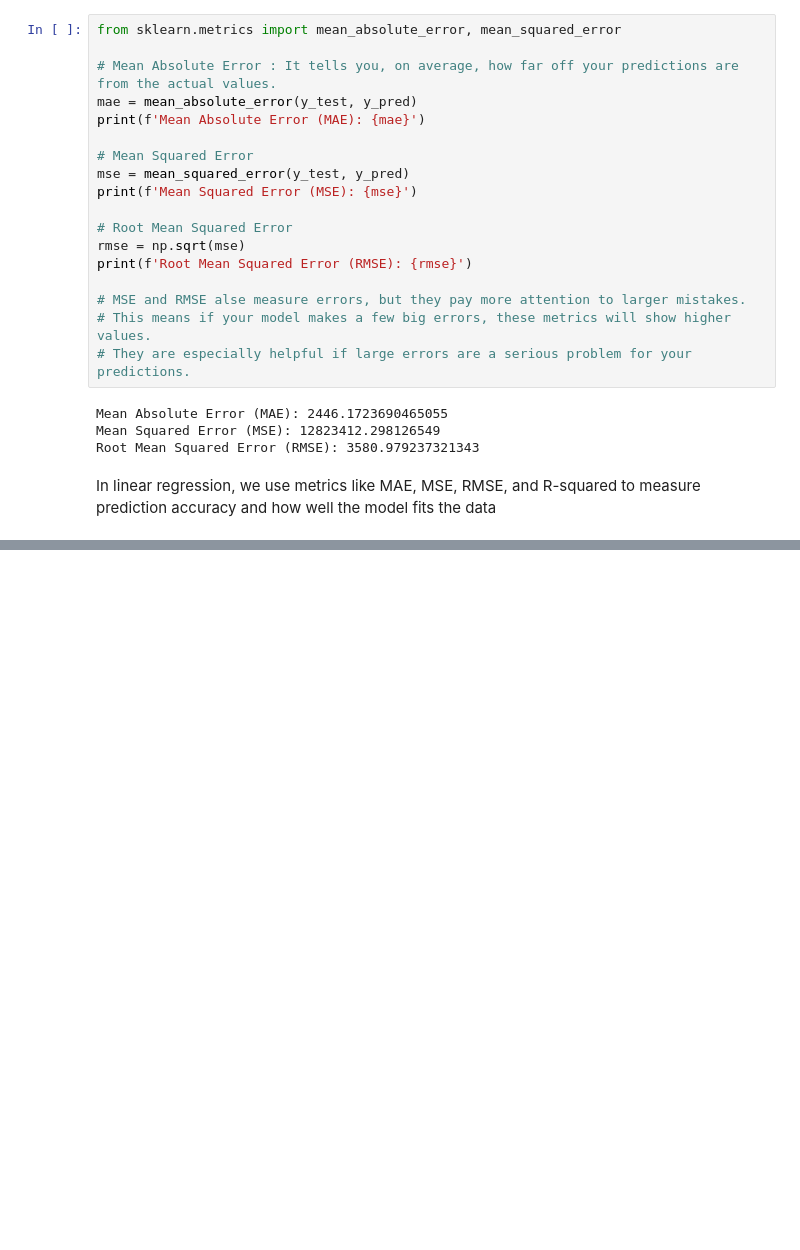
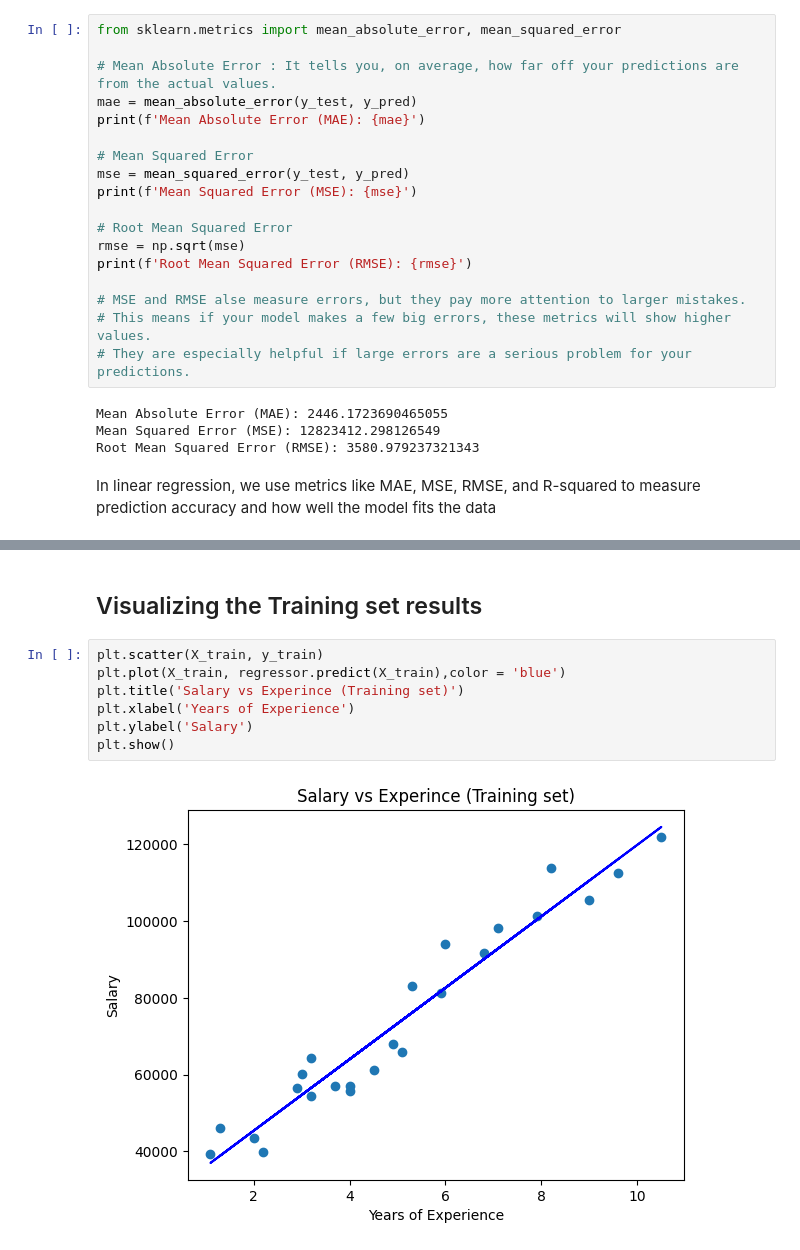
Before and after one commit to Srishti36912/Machine_learning, a Jupyter notebook: linear_regression.ipynb, the cells around one changed output, grey strips where cells are left out. Saved outputs shown, nothing was run; the diff lists cells and outputs as text; blank space fills up the shorter version.

```diff
--- a/linear_regression.ipynb
+++ b/linear_regression.ipynb
@@ -166,0 +176,11 @@ In linear regression, we use metrics like MAE, MSE, RMSE, and R-squared to measu
+# %% [markdown]
+## Visualizing the Training set results
+# %%
+plt.scatter(X_train, y_train)
+plt.plot(X_train, regressor.predict(X_train),color = 'blue')
+plt.title('Salary vs Experince (Training set)')
+plt.xlabel('Years of Experience')
+plt.ylabel('Salary')
+plt.show()
+# %% [output]
+[figure, added]
```
Also changed, not shown: parts of 2 cells of this notebook.
